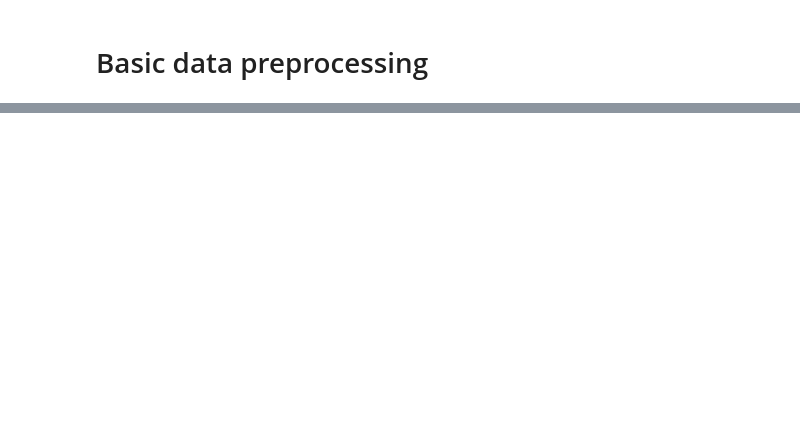
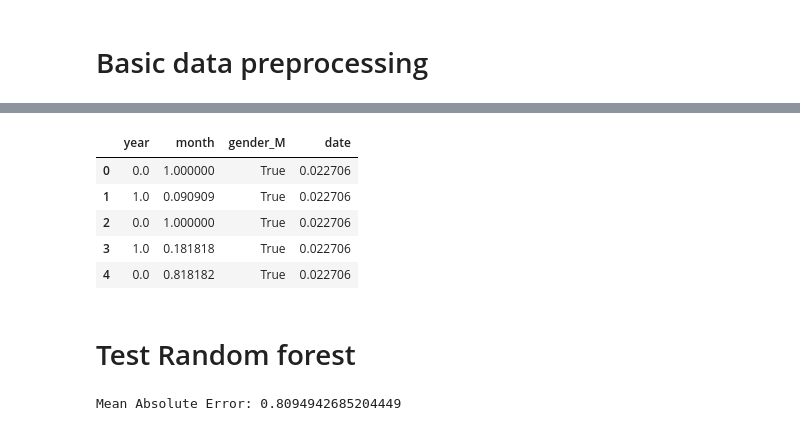
Before and after one commit to system205/PMLDL_Assignment2, a Jupyter notebook: notebooks/1.0-initial-data-exporation.ipynb, the cells around one changed output, grey strips where cells are left out. Drawn from its saved outputs; the diff is of its cells as text; code cells hidden in the pictures; blank space fills up the shorter version.

```diff
--- a/notebooks/1.0-initial-data-exporation.ipynb
+++ b/notebooks/1.0-initial-data-exporation.ipynb
@@ -110,0 +260,30 @@ print(occupation_df)
+# %%
+preprocessed[['year', 'month', 'gender_M', 'date']].head()
+# %% [output]
+|  | year | month | gender_M | date |
+| 0 | 0.0 | 1.000000 | True | 0.022706 |
+| 1 | 1.0 | 0.090909 | True | 0.022706 |
+| 2 | 0.0 | 1.000000 | True | 0.022706 |
+| 3 | 1.0 | 0.181818 | True | 0.022706 |
+| 4 | 0.0 | 0.818182 | True | 0.022706 |
+# %% [markdown]
+# Test Random forest
+# %%
+from sklearn.model_selection import train_test_split
+from sklearn.ensemble import RandomForestRegressor
+from sklearn.metrics import mean_absolute_error
+
+X = preprocessed[preprocessed.duplicated() == False].drop('rating', axis=1)
+y = preprocessed[preprocessed.duplicated() == False]['rating']
+
+X.columns = X.columns.astype(str)
+X_train, X_test, y_train, y_test = train_test_split(X, y, test_size=0.2, random_state=42)
+
+model = RandomForestRegressor()
+model.fit(X_train, y_train)
+predictions = model.predict(X_test)
+
+mae = mean_absolute_error(y_test, predictions)
+print(f'Mean Absolute Error: {mae}')
+# %% [output]
+Mean Absolute Error: 0.8094942685204449
```
Also changed, not shown: parts of 16 cells of this notebook, 1 other file.
